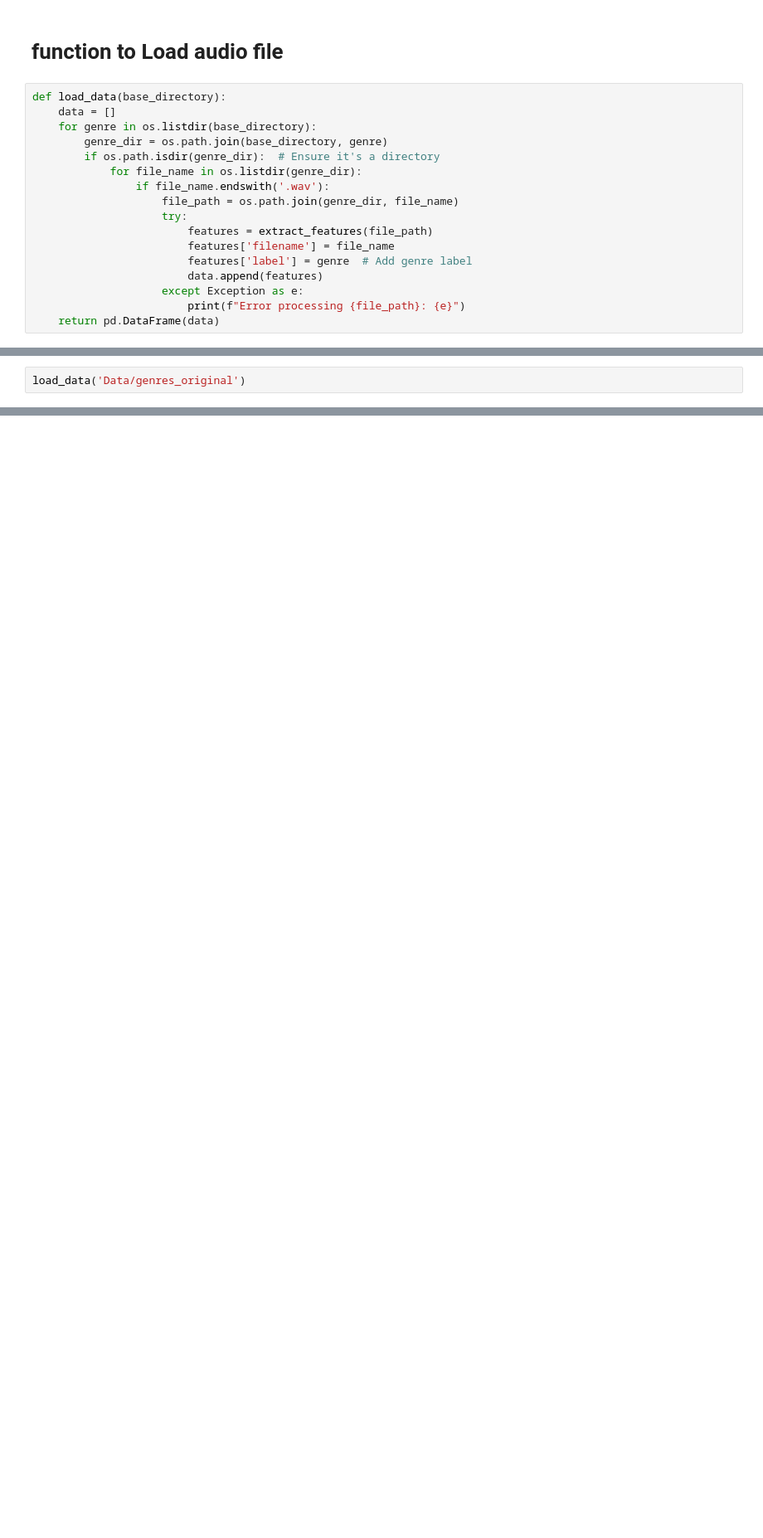
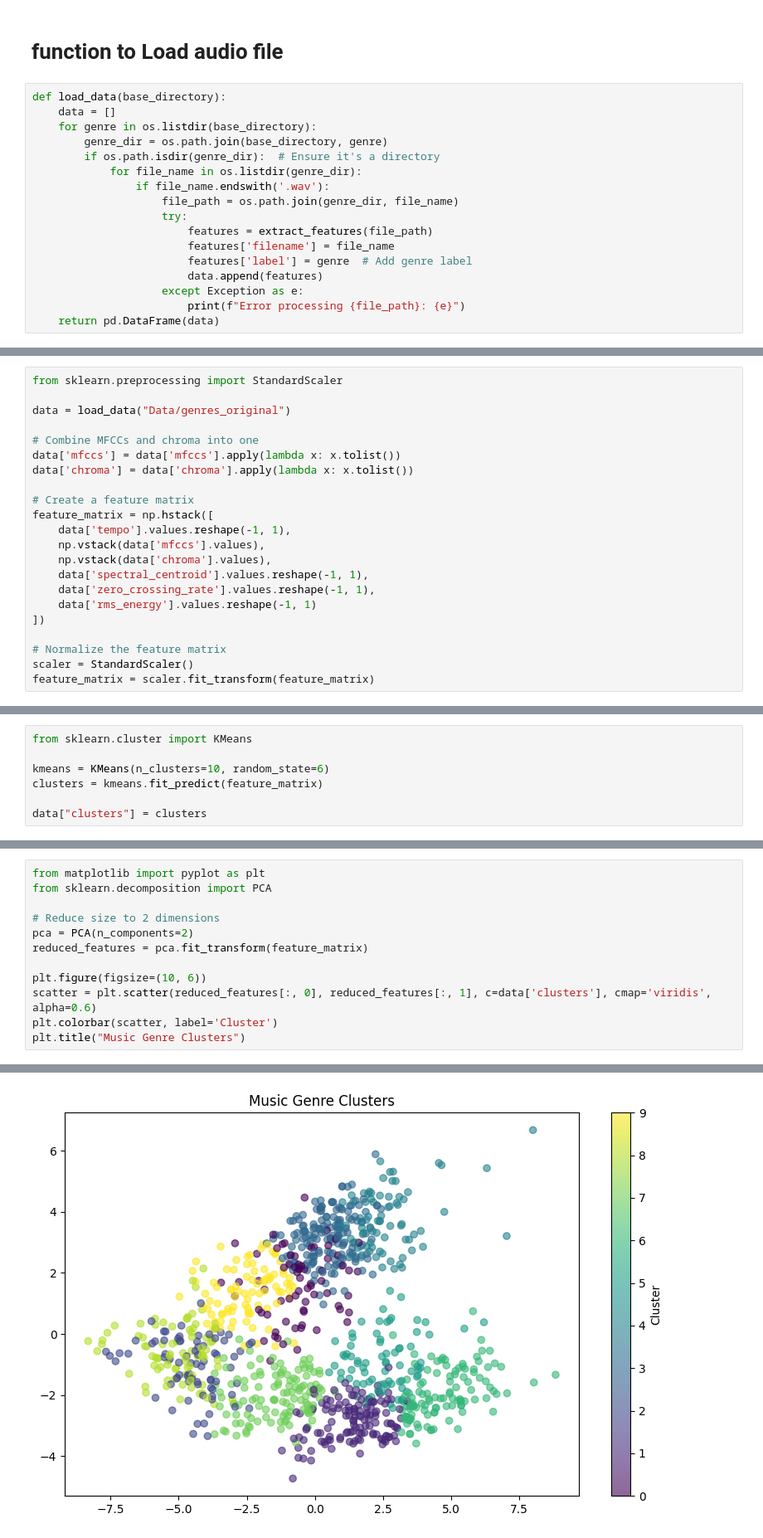
Before and after one commit to KelanMorgan0/Music-Genre-Classification, a Jupyter notebook: Music Genre Classification.ipynb, the cells around one changed output, grey strips where cells are left out. Shown at 83% size. Cells and saved outputs as stored; diff of their text form; blank space fills up the shorter version.

Commit message:
add data to moddle and graph result

```diff
--- a/Music Genre Classification.ipynb
+++ b/Music Genre Classification.ipynb
@@ -67,2 +70,22 @@ def load_data(base_directory):
 # %%
-load_data('Data/genres_original')
+from sklearn.preprocessing import StandardScaler
+
+data = load_data("Data/genres_original")
+
+# Combine MFCCs and chroma into one
+data['mfccs'] = data['mfccs'].apply(lambda x: x.tolist())
+data['chroma'] = data['chroma'].apply(lambda x: x.tolist())
+
+# Create a feature matrix
+feature_matrix = np.hstack([
+    data['tempo'].values.reshape(-1, 1),
+    np.vstack(data['mfccs'].values),
+    np.vstack(data['chroma'].values),
+    data['spectral_centroid'].values.reshape(-1, 1),
+    data['zero_crossing_rate'].values.reshape(-1, 1),
+    data['rms_energy'].values.reshape(-1, 1)
+])
+
+# Normalize the feature matrix
+scaler = StandardScaler()
+feature_matrix = scaler.fit_transform(feature_matrix)
@@ -82,0 +94,7 @@ load_data('Data/genres_original')
+# %%
+from sklearn.cluster import KMeans
+
+kmeans = KMeans(n_clusters=10, random_state=6)
+clusters = kmeans.fit_predict(feature_matrix)
+
+data["clusters"] = clusters
@@ -82,0 +103,13 @@ load_data('Data/genres_original')
+# %%
+from matplotlib import pyplot as plt
+from sklearn.decomposition import PCA
+
+# Reduce size to 2 dimensions
+pca = PCA(n_components=2)
+reduced_features = pca.fit_transform(feature_matrix)
+
+plt.figure(figsize=(10, 6))
+scatter = plt.scatter(reduced_features[:, 0], reduced_features[:, 1], c=data['clusters'], cmap='viridis', alpha=0.6)
+plt.colorbar(scatter, label='Cluster')
+plt.title("Music Genre Clusters")
+# %% [output]
@@ -82,0 +117 @@ load_data('Data/genres_original')
+[figure, added]
```
Also changed, not shown: parts of 6 cells of this notebook.
